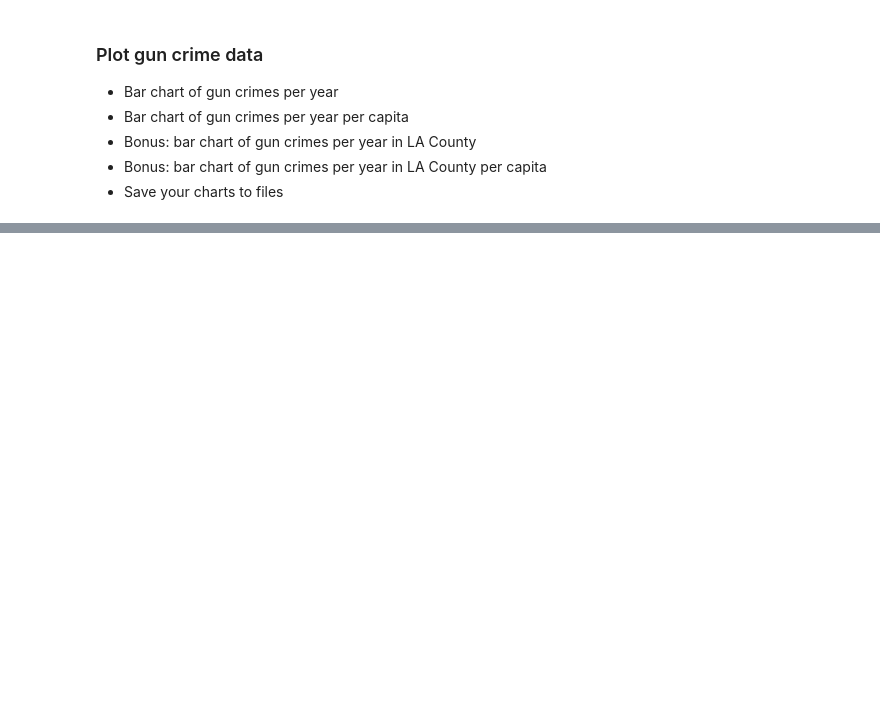
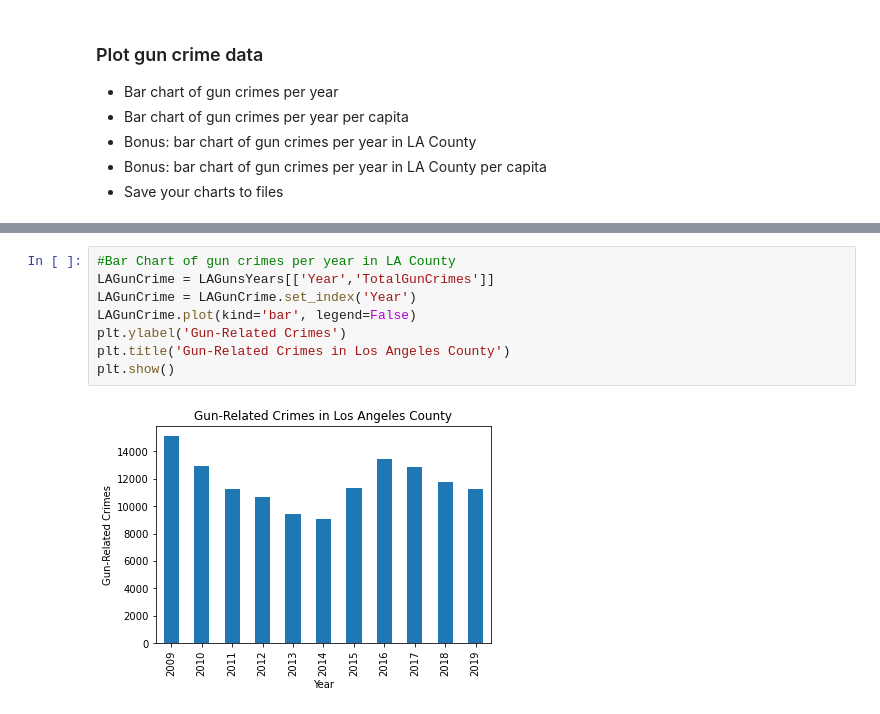
Before and after one commit to jakemperry/project1-crimedata, a Jupyter notebook: JMP_GunCrimeOverTime.ipynb, the cells around one changed output, grey strips where cells are left out. Drawn from its saved outputs; the diff is of its cells as text; blank space fills up the shorter version.

```diff
--- a/JMP_GunCrimeOverTime.ipynb
+++ b/JMP_GunCrimeOverTime.ipynb
@@ -185,0 +212,10 @@ LAGunsYears
+# %%
+#Bar Chart of gun crimes per year in LA County
+LAGunCrime = LAGunsYears[['Year','TotalGunCrimes']]
+LAGunCrime = LAGunCrime.set_index('Year')
+LAGunCrime.plot(kind='bar', legend=False)
+plt.ylabel('Gun-Related Crimes')
+plt.title('Gun-Related Crimes in Los Angeles County')
+plt.show()
+# %% [output]
+[figure, added]
```
Also changed, not shown: parts of 7 cells of this notebook, 1 other file.
